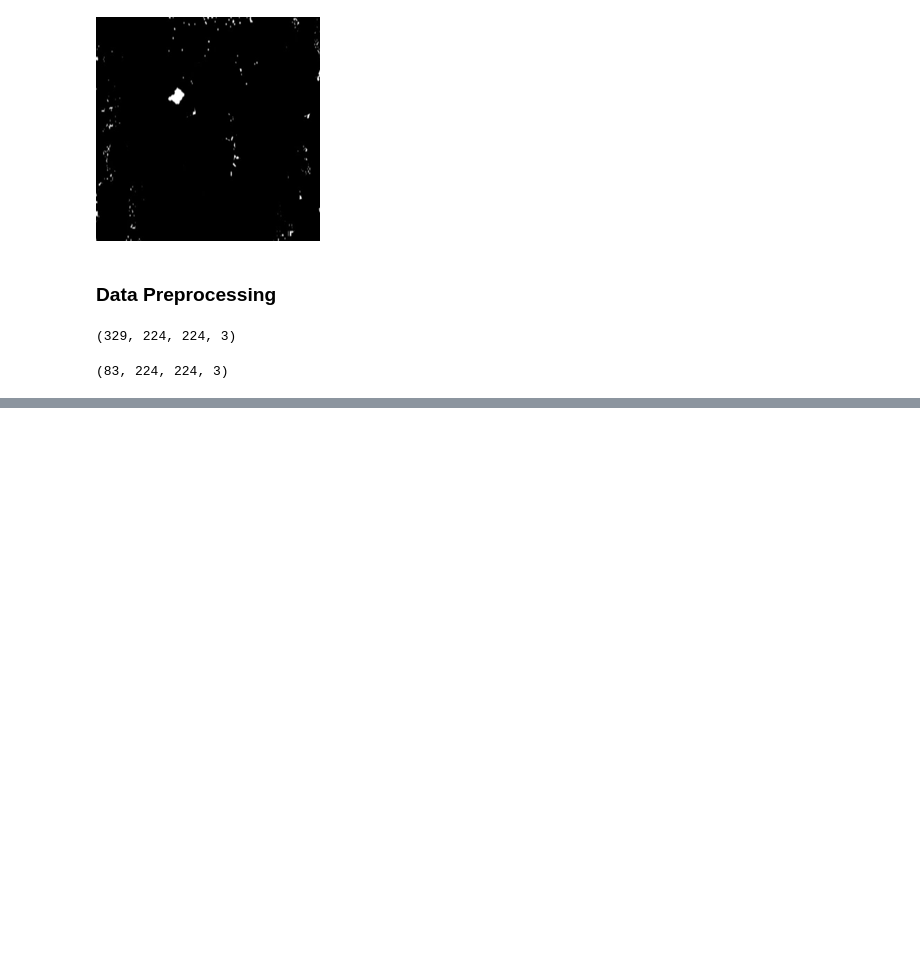
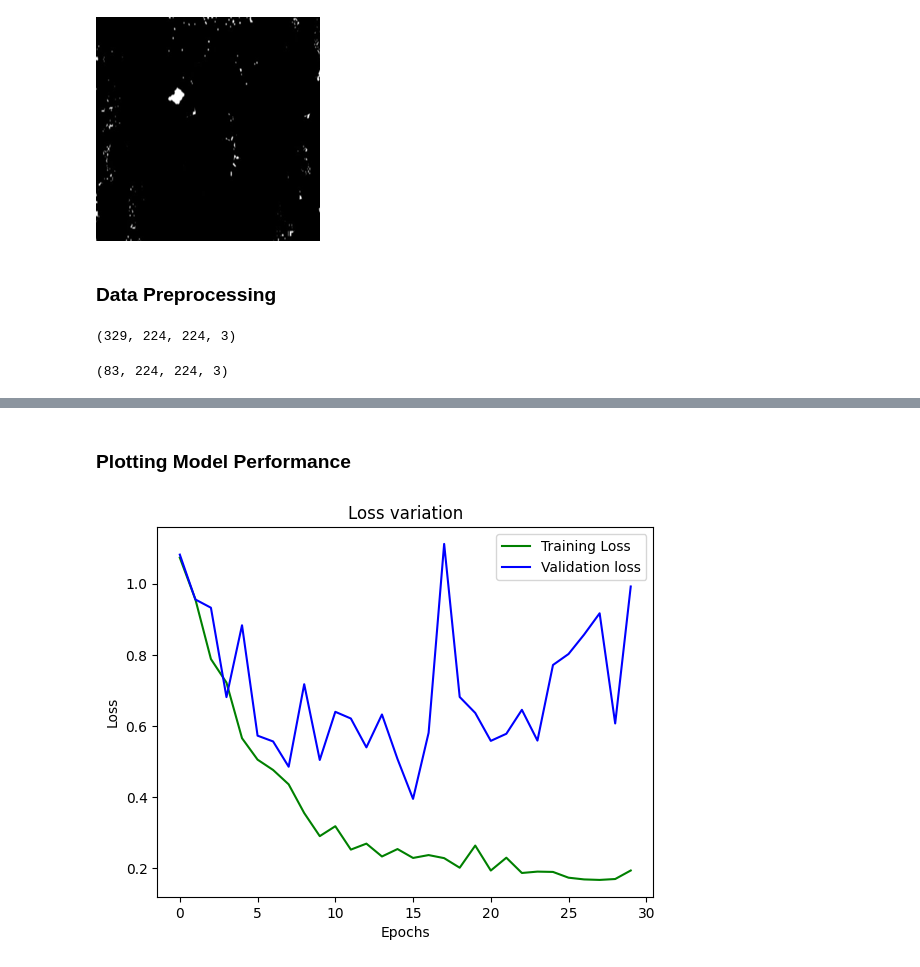
Before and after one commit to Prahmodh-Raj1/Fabric-Defect-Classification_CNN, a Jupyter notebook: Fabric_defect_classifier_CNN.ipynb, the cells around one changed output, grey strips where cells are left out. Saved outputs shown, nothing was run; the diff lists cells and outputs as text; code cells hidden in the pictures; blank space fills up the shorter version.

```diff
--- a/Fabric_defect_classifier_CNN.ipynb
+++ b/Fabric_defect_classifier_CNN.ipynb
@@ -71,0 +182,13 @@ Vertical
+# %% [markdown]
+### Plotting Model Performance
+# %%
+plt.plot(history.history['loss'],color='green',label='Training Loss')
+plt.plot(history.history['val_loss'],color='blue',label='Validation loss')
+plt.legend(loc='upper right')
+plt.title('Loss variation')
+plt.savefig('Model Training History')
+plt.xlabel('Epochs')
+plt.ylabel('Loss')
+plt.show()
+# %% [output]
+[figure, added]
```
Also changed, not shown: parts of 25 cells of this notebook.
